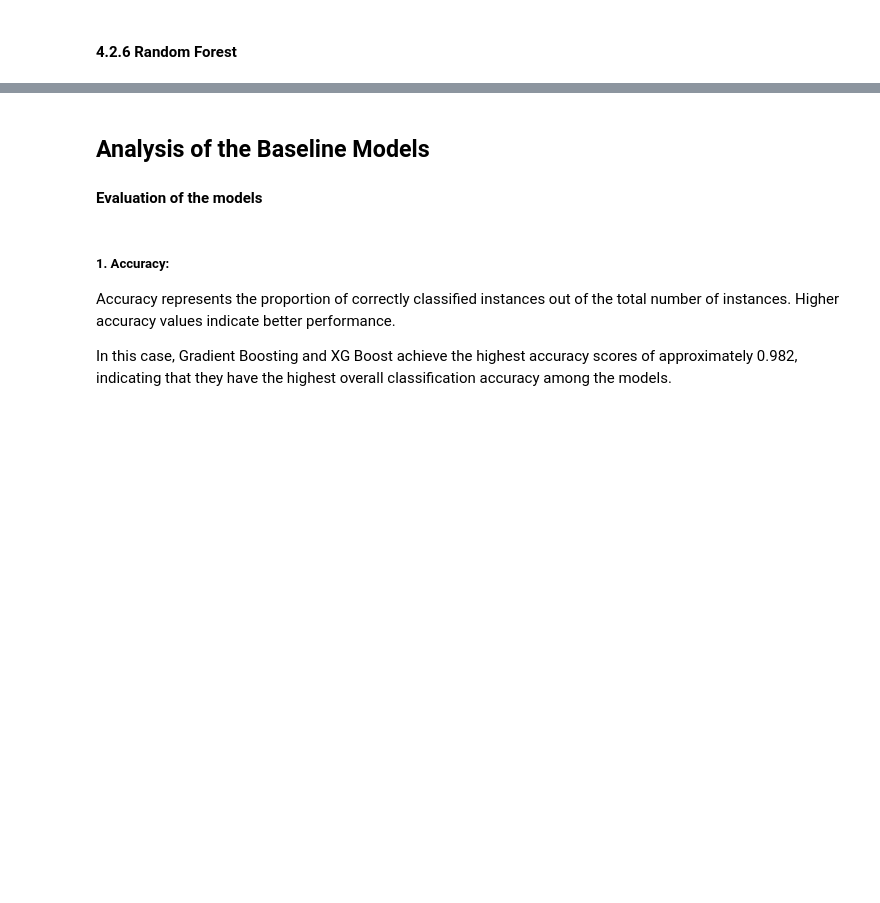
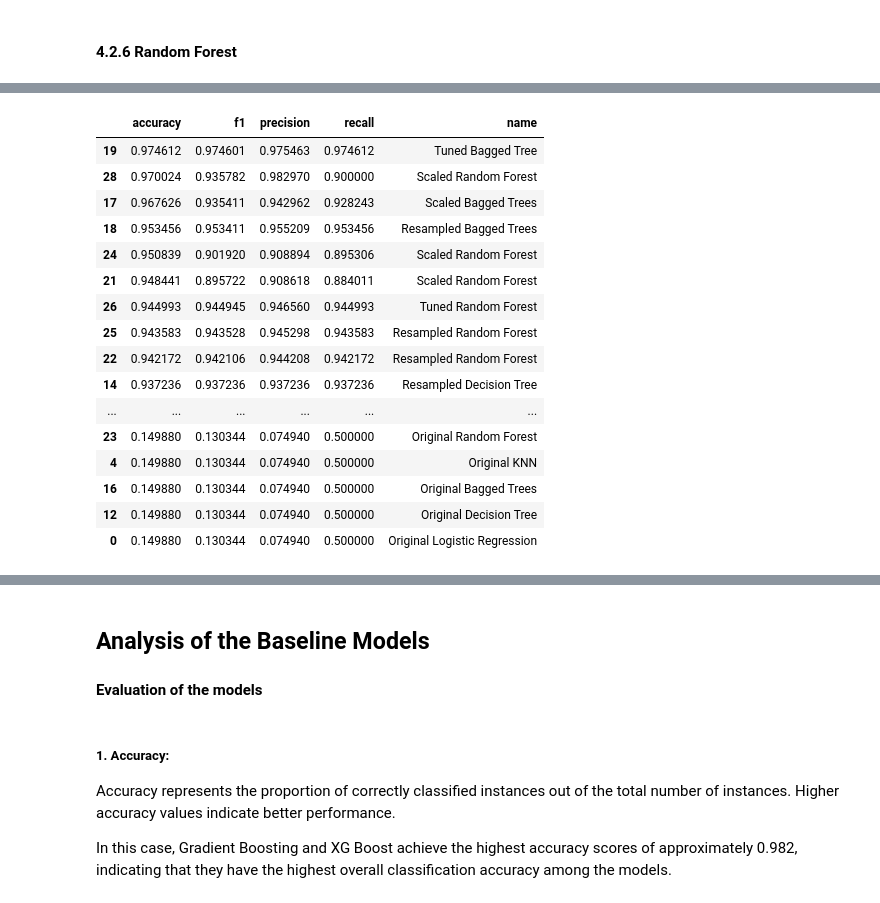
Before and after one commit to HMWIAM/Phase_3_SyriaTel_project_HMWIAM, a Jupyter notebook: A. Original/MINE.ipynb, the cells around one changed output, grey strips where cells are left out. Saved outputs shown, nothing was run; the diff lists cells and outputs as text; code cells hidden in the pictures; blank space fills up the shorter version.

```diff
--- a/A. Original/MINE.ipynb
+++ b/A. Original/MINE.ipynb
@@ -943,9 +1461,0 @@ models.append(metrics)
-# %%
-from xgboost import XGBClassifier
-
-xgb = XGBClassifier(random_state=12)
-xgb.fit(X_train_scaled, y_train);
-
-metrics = get_metrics(y_test, X_test, xgb)
-metrics['name'] = 'XG Boost'
-models.append(metrics)
@@ -954,9 +1462,64 @@ models.append(metrics)
-# %%
-from sklearn.svm import SVC
-
-svc = SVC(random_state=12)
-svc.fit(X_train_scaled, y_train);
-
-metrics = get_metrics(y_test, X_test, svc)
-metrics['name'] = 'Support Vector Machine'
-models.append(metrics)
+# %%
+from sklearn.ensemble import RandomForestClassifier
+from sklearn.pipeline import Pipeline
+
+# Define the base Random Forest classifier
+rand_forest = RandomForestClassifier()
+
+# Create the pipeline for the original data
+pipe_original_rand_forest = Pipeline([
+    ('rand_forest', rand_forest)
+])
+
+# Create the pipeline for the scaled data
+pipe_scaled_rand_forest = Pipeline([
+    ('scaler', scaler),
+    ('rand_forest', rand_forest)
+])
+
+# # Create the pipeline for the resampled data
+# pipe_resampled_rand_forest = Pipeline([
+#     ('scaler', scaler),
+#     ('smote', smote),
+#     ('rand_forest', rand_forest)
+# ])
+
+# Fit the pipelines on the respective training data
+pipe_original_rand_forest.fit(X_train, y_train)
+pipe_scaled_rand_forest.fit(X_train_scaled, y_train)
+# pipe_resampled_rand_forest.fit(X_train_resampled, y_train_resampled)
+
+# Predict the target variable for the test data using each model
+y_pred_original_rand_forest = pipe_original_rand_forest.predict(X_test)
+y_pred_scaled_rand_forest = pipe_scaled_rand_forest.predict(X_test_scaled)
+# y_pred_resampled_rand_forest = pipe_resampled_rand_forest.predict(X_test_scaled)
+
+# Evaluate original data model
+evaluate_models('Original Random Forest', y_test, X_test, pipe_original_rand_forest, models)
+
+# Evaluate scaled data model
+evaluate_models('Scaled Random Forest', y_test, X_test_scaled, pipe_scaled_rand_forest, models)
+
+# Evaluate resampled data model
+# evaluate_models('Resampled Random Forest', y_test_resampled, X_test_resampled, pipe_resampled_rand_forest, models)
+
+models_df = pd.DataFrame(models)
+models_df.sort_values(by='accuracy', ascending=False)
+# %% [output]
+|  | accuracy | f1 | precision | recall | name |
+| 19 | 0.974612 | 0.974601 | 0.975463 | 0.974612 | Tuned Bagged Tree |
+| 28 | 0.970024 | 0.935782 | 0.982970 | 0.900000 | Scaled Random Forest |
+| 17 | 0.967626 | 0.935411 | 0.942962 | 0.928243 | Scaled Bagged Trees |
+| 18 | 0.953456 | 0.953411 | 0.955209 | 0.953456 | Resampled Bagged Trees |
+| 24 | 0.950839 | 0.901920 | 0.908894 | 0.895306 | Scaled Random Forest |
+| 21 | 0.948441 | 0.895722 | 0.908618 | 0.884011 | Scaled Random Forest |
+| 26 | 0.944993 | 0.944945 | 0.946560 | 0.944993 | Tuned Random Forest |
+| 25 | 0.943583 | 0.943528 | 0.945298 | 0.943583 | Resampled Random Forest |
+| 22 | 0.942172 | 0.942106 | 0.944208 | 0.942172 | Resampled Random Forest |
+| 14 | 0.937236 | 0.937236 | 0.937236 | 0.937236 | Resampled Decision Tree |
+| ... | ... | ... | ... | ... | ... |
+| 23 | 0.149880 | 0.130344 | 0.074940 | 0.500000 | Original Random Forest |
+| 4 | 0.149880 | 0.130344 | 0.074940 | 0.500000 | Original KNN |
+| 16 | 0.149880 | 0.130344 | 0.074940 | 0.500000 | Original Bagged Trees |
+| 12 | 0.149880 | 0.130344 | 0.074940 | 0.500000 | Original Decision Tree |
+| 0 | 0.149880 | 0.130344 | 0.074940 | 0.500000 | Original Logistic Regression |
```
Also changed, not shown: parts of 41 cells of this notebook.
